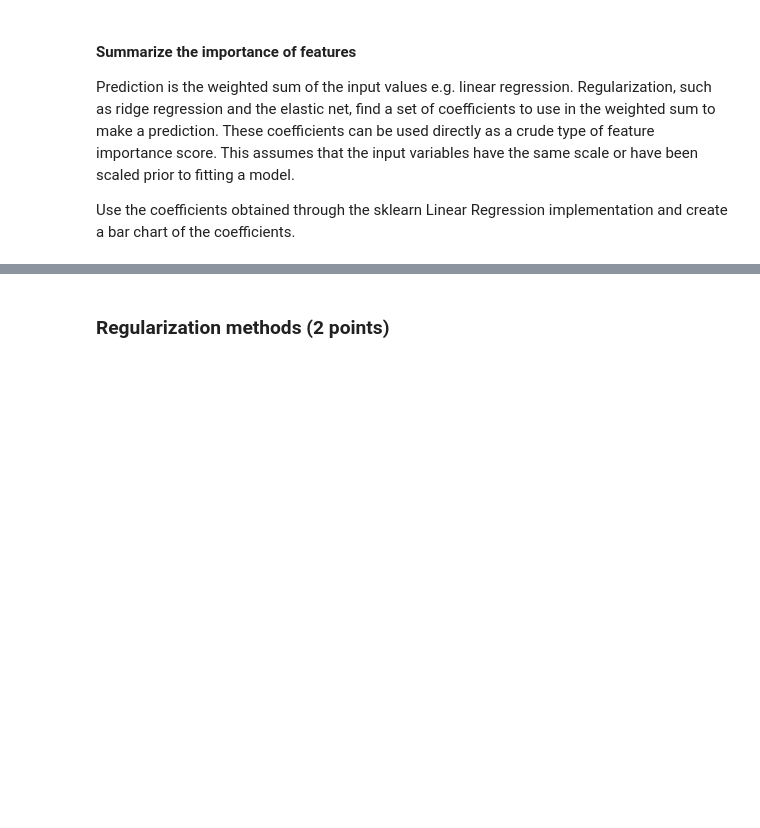
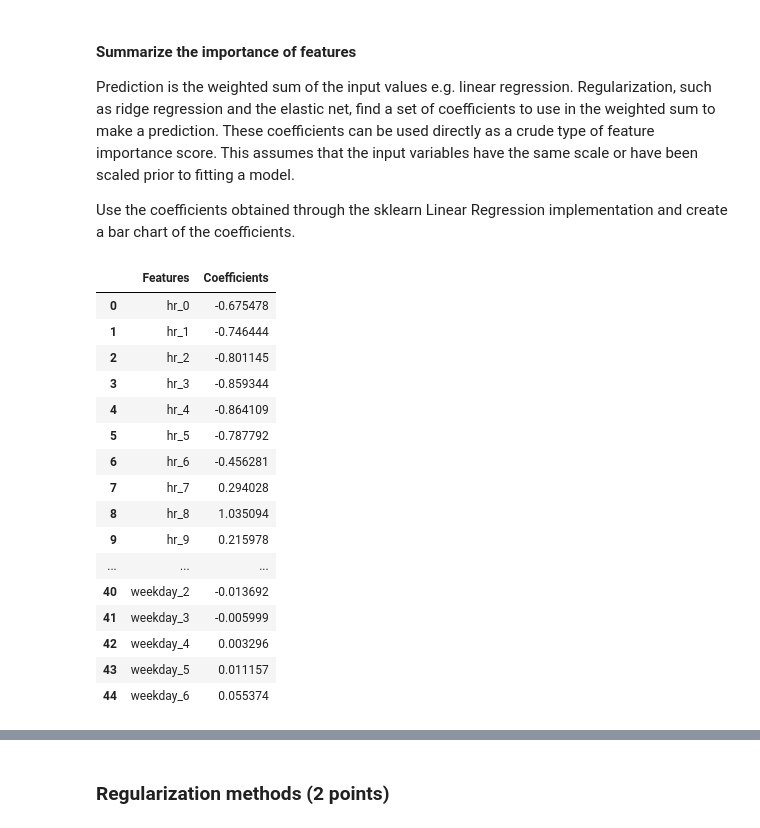
Before and after one commit to techmoksha/iisc-cds-modules, a Jupyter notebook: M2_NB_MiniProject_1_LinearRegression_Regularization.ipynb, the cells around one changed output, grey strips where cells are left out. Cells and saved outputs as stored; diff of their text form; code cells hidden in the pictures; blank space fills up the shorter version.

```diff
--- a/M2_NB_MiniProject_1_LinearRegression_Regularization.ipynb
+++ b/M2_NB_MiniProject_1_LinearRegression_Regularization.ipynb
@@ -559,0 +748,21 @@ Use the coefficients obtained through the sklearn Linear Regression implementati
+# %%
+df_coefficients = pd.DataFrame({'Features': X_train.columns, 'Coefficients': lr.coef_})
+df_coefficients
+# %% [output]
+|  | Features | Coefficients |
+| 0 | hr_0 | -0.675478 |
+| 1 | hr_1 | -0.746444 |
+| 2 | hr_2 | -0.801145 |
+| 3 | hr_3 | -0.859344 |
+| 4 | hr_4 | -0.864109 |
+| 5 | hr_5 | -0.787792 |
+| 6 | hr_6 | -0.456281 |
+| 7 | hr_7 | 0.294028 |
+| 8 | hr_8 | 1.035094 |
+| 9 | hr_9 | 0.215978 |
+| ... | ... | ... |
+| 40 | weekday_2 | -0.013692 |
+| 41 | weekday_3 | -0.005999 |
+| 42 | weekday_4 | 0.003296 |
+| 43 | weekday_5 | 0.011157 |
+| 44 | weekday_6 | 0.055374 |
```
Also changed, not shown: parts of 34 cells of this notebook.
